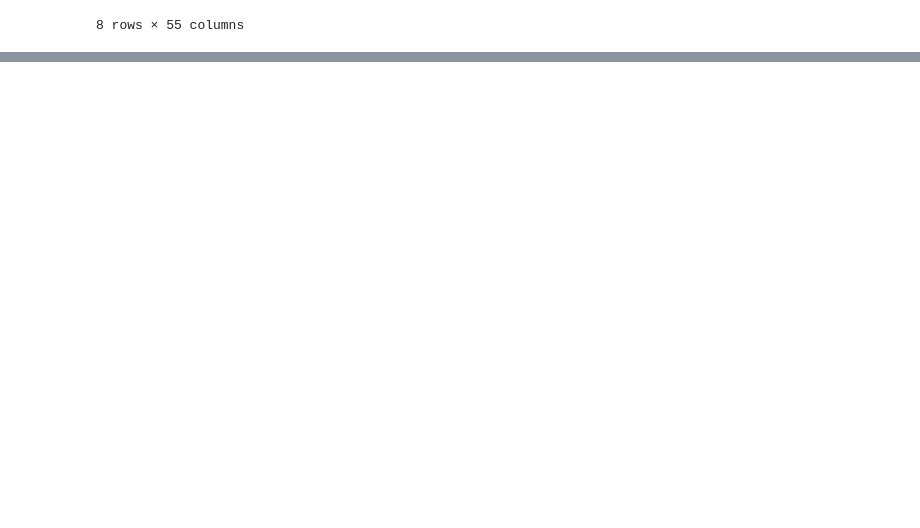
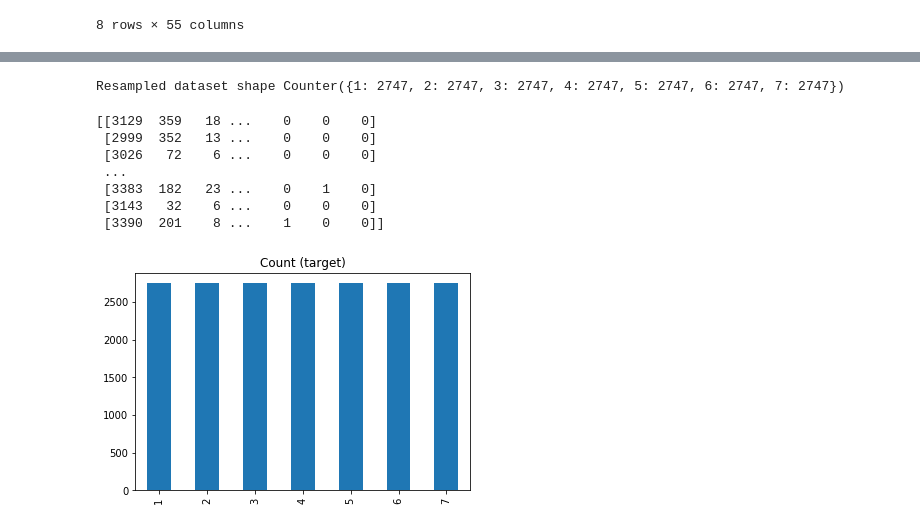
Before and after one commit to jtaca/Data_Science_Labs, a Jupyter notebook: project/2 - Preprocessing_conv.ipynb, the cells around one changed output, grey strips where cells are left out. Cells and saved outputs as stored; diff of their text form; code cells hidden in the pictures; blank space fills up the shorter version.

```diff
--- a/project/2 - Preprocessing_conv.ipynb
+++ b/project/2 - Preprocessing_conv.ipynb
@@ -106,0 +136,23 @@ data.describe(include='all')
+# %%
+from imblearn.under_sampling import RandomUnderSampler
+from collections import Counter
+
+sampler = RandomUnderSampler(random_state=12)
+X_res, y_res = sampler.fit_resample(X, y)
+print('Resampled dataset shape %s' % Counter(y_res))
+# %% [output]
+Resampled dataset shape Counter({1: 2747, 2: 2747, 3: 2747, 4: 2747, 5: 2747, 6: 2747, 7: 2747})
+# %%
+print(X_res)
+y_res_series = pd.Series(y_res)
+target_count_res = y_res_series.value_counts().sort_index()
+target_count_res.plot(kind='bar', title='Count (target)');
+# %% [output]
+[[3129  359   18 ...    0    0    0]
+ [2999  352   13 ...    0    0    0]
+ [3026   72    6 ...    0    0    0]
+ ...
+ [3383  182   23 ...    0    1    0]
+ [3143   32    6 ...    0    0    0]
+ [3390  201    8 ...    1    0    0]]
+[figure, added]
```
Also changed, not shown: parts of 10 cells of this notebook.
